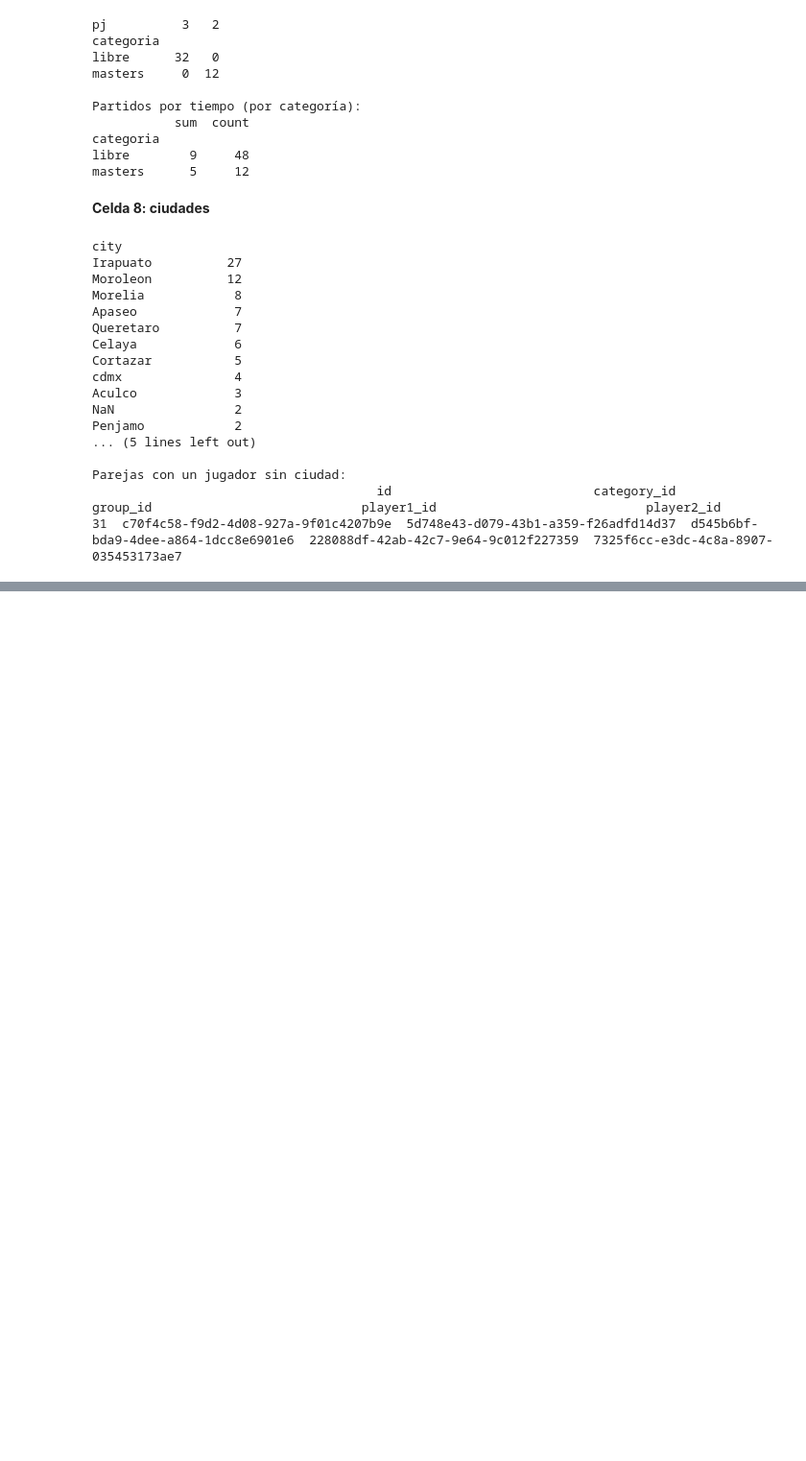
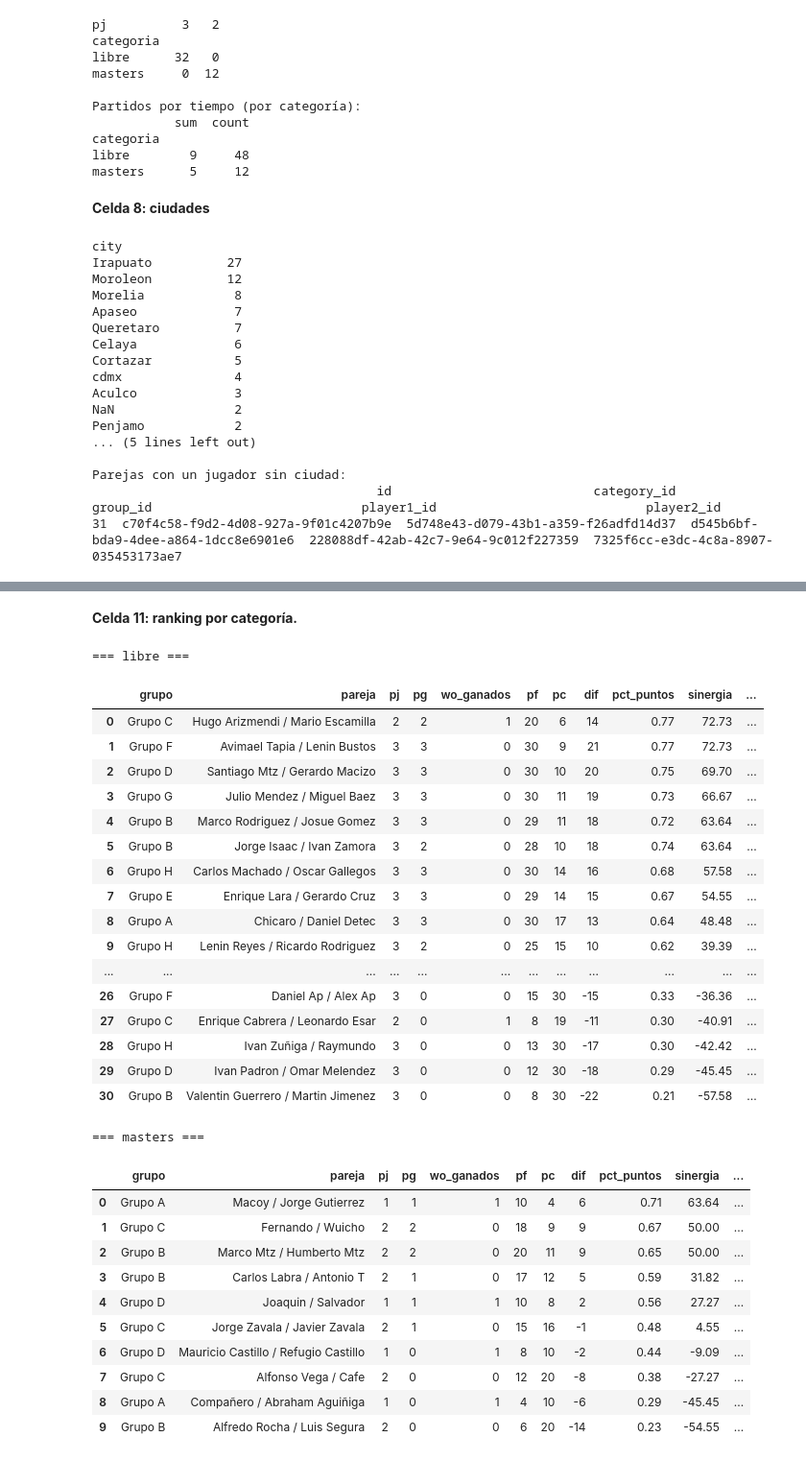
Before and after one commit to Astra-exe/tdlf26-data, a Jupyter notebook: notebooks/EDA.ipynb, the cells around one changed output, grey strips where cells are left out. Shown at 96% size. Cells and saved outputs as stored; diff of their text form; code cells hidden in the pictures; blank space fills up the shorter version.

```diff
--- a/notebooks/EDA.ipynb
+++ b/notebooks/EDA.ipynb
@@ -262,3 +262,21 @@ Penjamo            2
 Parejas con un jugador sin ciudad:
                                       id                           category_id                              group_id                            player1_id                            player2_id
 31  c70f4c58-f9d2-4d08-927a-9f01c4207b9e  5d748e43-d079-43b1-a359-f26adfd14d37  d545b6bf-bda9-4dee-a864-1dcc8e6901e6  228088df-42ab-42c7-9e64-9c012f227359  7325f6cc-e3dc-4c8a-8907-035453173ae7
+# %%
+pn = players.set_index("id")
+dd0 = doubles.copy()
+dd0["pareja"] = dd0["player1_id"].map(pn["name"]) + " / " + dd0["player2_id"].map(pn["name"])
+
+# Parejas que perdieron por default (confirmado con el organizador)
+WO_PAREJAS = [
+    "PD1-1 / PD1-2",
+    "Aluche partner / Aluche",
+    "Issac Flores / Elliot Becerril",
+]
+wo_ids = set(dd0.loc[dd0["pareja"].isin(WO_PAREJAS), "id"])
+assert len(wo_ids) == 3, "revisa la escritura de los nombres en WO_PAREJAS"
+
+# Compañeros que no dieron su nombre
+mask = players["name"].str.contains("partner", case=False, na=False)
+print(players.loc[mask, "name"].tolist())
+players.loc[mask, "name"] = "Compañero"
@@ -264,0 +327,16 @@ Parejas con un jugador sin ciudad:
+# %%
+pn = players.set_index("id")
+
+dd = doubles.copy()
+dd["j1"] = dd["player1_id"].map(pn["name"])
+dd["j2"] = dd["player2_id"].map(pn["name"])
+dd["pareja"]  = dd["j1"] + " / " + dd["j2"]
+dd["ciudad1"] = dd["player1_id"].map(pn["city"])
+dd["ciudad2"] = dd["player2_id"].map(pn["city"])
+
+pairs = (pairs
+         .merge(dd.rename(columns={"id": "double_id"}), on="double_id")
+         .merge(cat_name, left_on="category_id", right_index=True)
+         .merge(groups[["id", "name"]].rename(columns={"id": "group_id", "name": "grupo"}),
+                on="group_id"))
+pairs_wo = dd[dd["id"].isin(wo_ids)][["id", "pareja", "ciudad1", "ciudad2"]]
@@ -264,0 +352,40 @@ Parejas con un jugador sin ciudad:
+# %% [markdown]
+**Celda 11: ranking por categoría.**
+# %%
+cols = ["grupo", "pareja", "pj", "pg", "wo_ganados", "pf", "pc", "dif",
+        "pct_puntos", "sinergia", "n_tiempo"]
+
+for cat, df in pairs.groupby("categoria"):
+    print(f"\n=== {cat} ===")
+    display(df.sort_values("sinergia", ascending=False)[cols].round(2).reset_index(drop=True))
+# %% [output]
+=== libre ===
+|  | grupo | pareja | pj | pg | wo_ganados | pf | pc | dif | pct_puntos | sinergia | ... |
+| 0 | Grupo C | Hugo Arizmendi / Mario Escamilla | 2 | 2 | 1 | 20 | 6 | 14 | 0.77 | 72.73 | ... |
+| 1 | Grupo F | Avimael Tapia / Lenin Bustos | 3 | 3 | 0 | 30 | 9 | 21 | 0.77 | 72.73 | ... |
+| 2 | Grupo D | Santiago Mtz / Gerardo Macizo | 3 | 3 | 0 | 30 | 10 | 20 | 0.75 | 69.70 | ... |
+| 3 | Grupo G | Julio Mendez / Miguel Baez | 3 | 3 | 0 | 30 | 11 | 19 | 0.73 | 66.67 | ... |
+| 4 | Grupo B | Marco Rodriguez / Josue Gomez | 3 | 3 | 0 | 29 | 11 | 18 | 0.72 | 63.64 | ... |
+| 5 | Grupo B | Jorge Isaac / Ivan Zamora | 3 | 2 | 0 | 28 | 10 | 18 | 0.74 | 63.64 | ... |
+| 6 | Grupo H | Carlos Machado / Oscar Gallegos | 3 | 3 | 0 | 30 | 14 | 16 | 0.68 | 57.58 | ... |
+| 7 | Grupo E | Enrique Lara / Gerardo Cruz | 3 | 3 | 0 | 29 | 14 | 15 | 0.67 | 54.55 | ... |
+| 8 | Grupo A | Chicaro / Daniel Detec | 3 | 3 | 0 | 30 | 17 | 13 | 0.64 | 48.48 | ... |
+| 9 | Grupo H | Lenin Reyes / Ricardo Rodriguez | 3 | 2 | 0 | 25 | 15 | 10 | 0.62 | 39.39 | ... |
+| ... | ... | ... | ... | ... | ... | ... | ... | ... | ... | ... | ... |
+| 26 | Grupo F | Daniel Ap / Alex Ap | 3 | 0 | 0 | 15 | 30 | -15 | 0.33 | -36.36 | ... |
+| 27 | Grupo C | Enrique Cabrera / Leonardo Esar | 2 | 0 | 1 | 8 | 19 | -11 | 0.30 | -40.91 | ... |
+| 28 | Grupo H | Ivan Zuñiga / Raymundo | 3 | 0 | 0 | 13 | 30 | -17 | 0.30 | -42.42 | ... |
+| 29 | Grupo D | Ivan Padron / Omar Melendez | 3 | 0 | 0 | 12 | 30 | -18 | 0.29 | -45.45 | ... |
+| 30 | Grupo B | Valentin Guerrero / Martin Jimenez | 3 | 0 | 0 | 8 | 30 | -22 | 0.21 | -57.58 | ... |
+=== masters ===
+|  | grupo | pareja | pj | pg | wo_ganados | pf | pc | dif | pct_puntos | sinergia | ... |
+| 0 | Grupo A | Macoy / Jorge Gutierrez | 1 | 1 | 1 | 10 | 4 | 6 | 0.71 | 63.64 | ... |
+| 1 | Grupo C | Fernando / Wuicho | 2 | 2 | 0 | 18 | 9 | 9 | 0.67 | 50.00 | ... |
+| 2 | Grupo B | Marco Mtz / Humberto Mtz | 2 | 2 | 0 | 20 | 11 | 9 | 0.65 | 50.00 | ... |
+| 3 | Grupo B | Carlos Labra / Antonio T | 2 | 1 | 0 | 17 | 12 | 5 | 0.59 | 31.82 | ... |
+| 4 | Grupo D | Joaquin / Salvador | 1 | 1 | 1 | 10 | 8 | 2 | 0.56 | 27.27 | ... |
+| 5 | Grupo C | Jorge Zavala / Javier Zavala | 2 | 1 | 0 | 15 | 16 | -1 | 0.48 | 4.55 | ... |
+| 6 | Grupo D | Mauricio Castillo / Refugio Castillo | 1 | 0 | 1 | 8 | 10 | -2 | 0.44 | -9.09 | ... |
+| 7 | Grupo C | Alfonso Vega / Cafe | 2 | 0 | 0 | 12 | 20 | -8 | 0.38 | -27.27 | ... |
+| 8 | Grupo A | Compañero / Abraham Aguiñiga | 1 | 0 | 1 | 4 | 10 | -6 | 0.29 | -45.45 | ... |
+| 9 | Grupo B | Alfredo Rocha / Luis Segura | 2 | 0 | 0 | 6 | 20 | -14 | 0.23 | -54.55 | ... |
```
Also changed, not shown: parts of 29 cells of this notebook, 1 other file.
